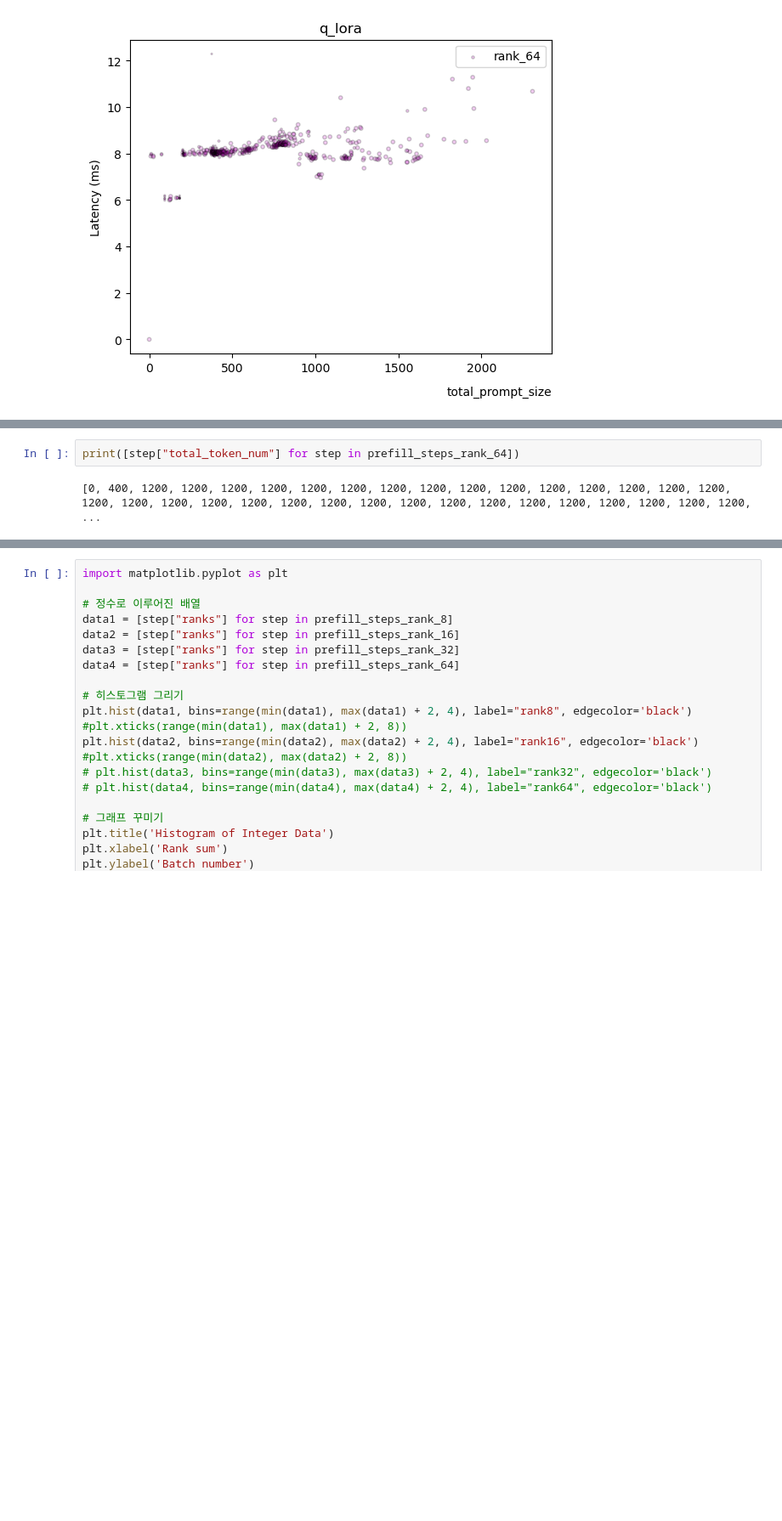
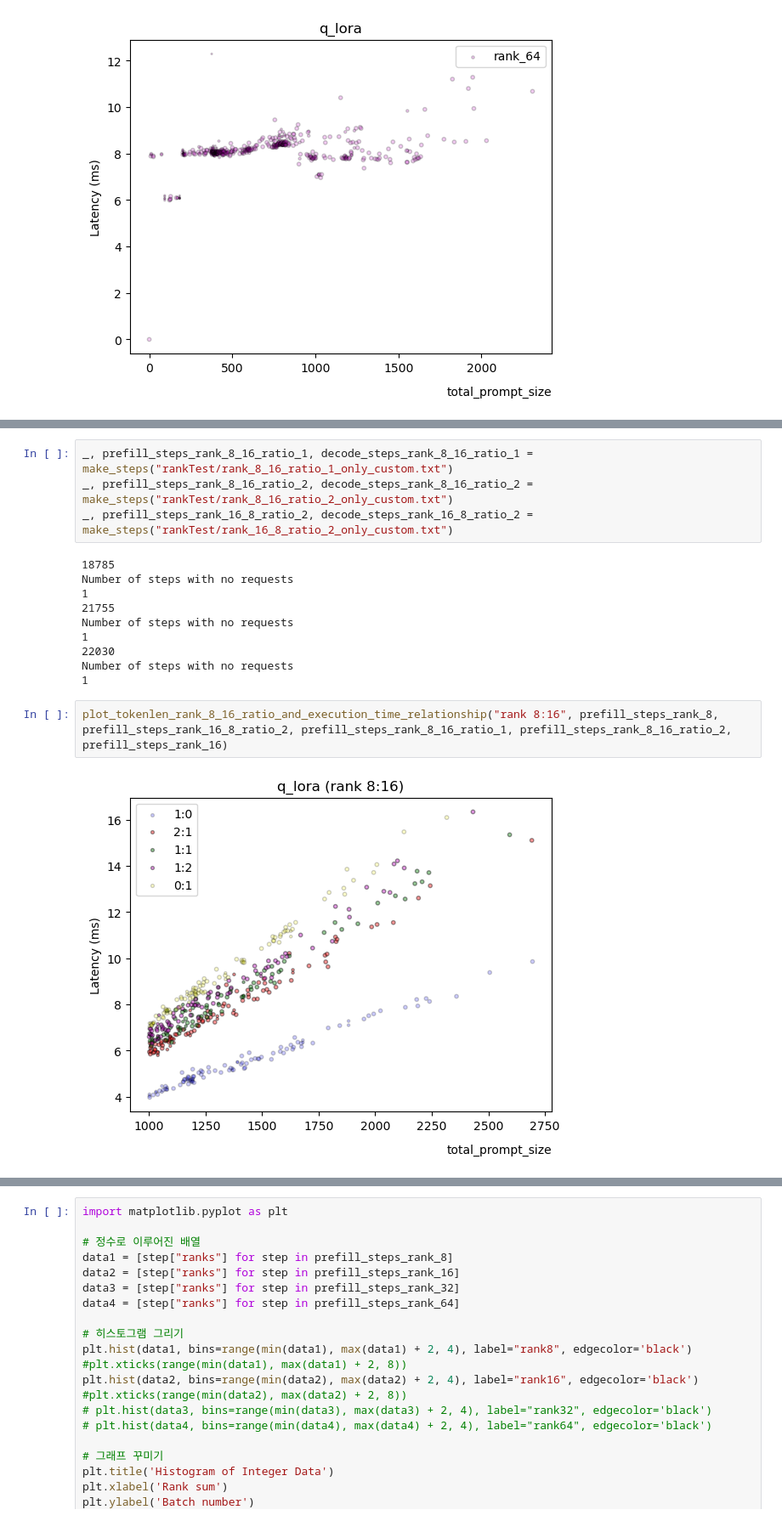
Before and after one commit to sgjeon194/S-LoRA_Analysis, a Jupyter notebook: Logs/timeDataParser.ipynb, the cells around one changed output, grey strips where cells are left out. Shown: that part at 85% size. Saved outputs shown, nothing was run; the diff lists cells and outputs as text; blank space fills up the shorter version.

```diff
--- a/Logs/timeDataParser.ipynb
+++ b/Logs/timeDataParser.ipynb
@@ -609,4 +695,18 @@ plot_tokenlen_rank_and_execution_time_relationship(prefill_steps_rank_16_only_tl
 # %%
-print([step["total_token_num"] for step in prefill_steps_rank_64])
+_, prefill_steps_rank_8_16_ratio_1, decode_steps_rank_8_16_ratio_1 = make_steps("rankTest/rank_8_16_ratio_1_only_custom.txt")
+_, prefill_steps_rank_8_16_ratio_2, decode_steps_rank_8_16_ratio_2 = make_steps("rankTest/rank_8_16_ratio_2_only_custom.txt")
+_, prefill_steps_rank_16_8_ratio_2, decode_steps_rank_16_8_ratio_2 = make_steps("rankTest/rank_16_8_ratio_2_only_custom.txt")
 # %% [output]
-[0, 400, 1200, 1200, 1200, 1200, 1200, 1200, 1200, 1200, 1200, 1200, 1200, 1200, 1200, 1200, 1200, 1200, 1200, 1200, 1200, 1200, 1200, 1200, 1200, 1200, 1200, 1200, 1200, 1200, 1200, 1200, 1200, 1200, ...
+18785
+Number of steps with no requests
+1
+21755
+Number of steps with no requests
+1
+22030
+Number of steps with no requests
+1
+# %%
+plot_tokenlen_rank_8_16_ratio_and_execution_time_relationship("rank 8:16", prefill_steps_rank_8, prefill_steps_rank_16_8_ratio_2, prefill_steps_rank_8_16_ratio_1, prefill_steps_rank_8_16_ratio_2, prefill_steps_rank_16)
+# %% [output]
+[figure, added]
```
Also changed, not shown: parts of 10 cells of this notebook, 2 other files.
